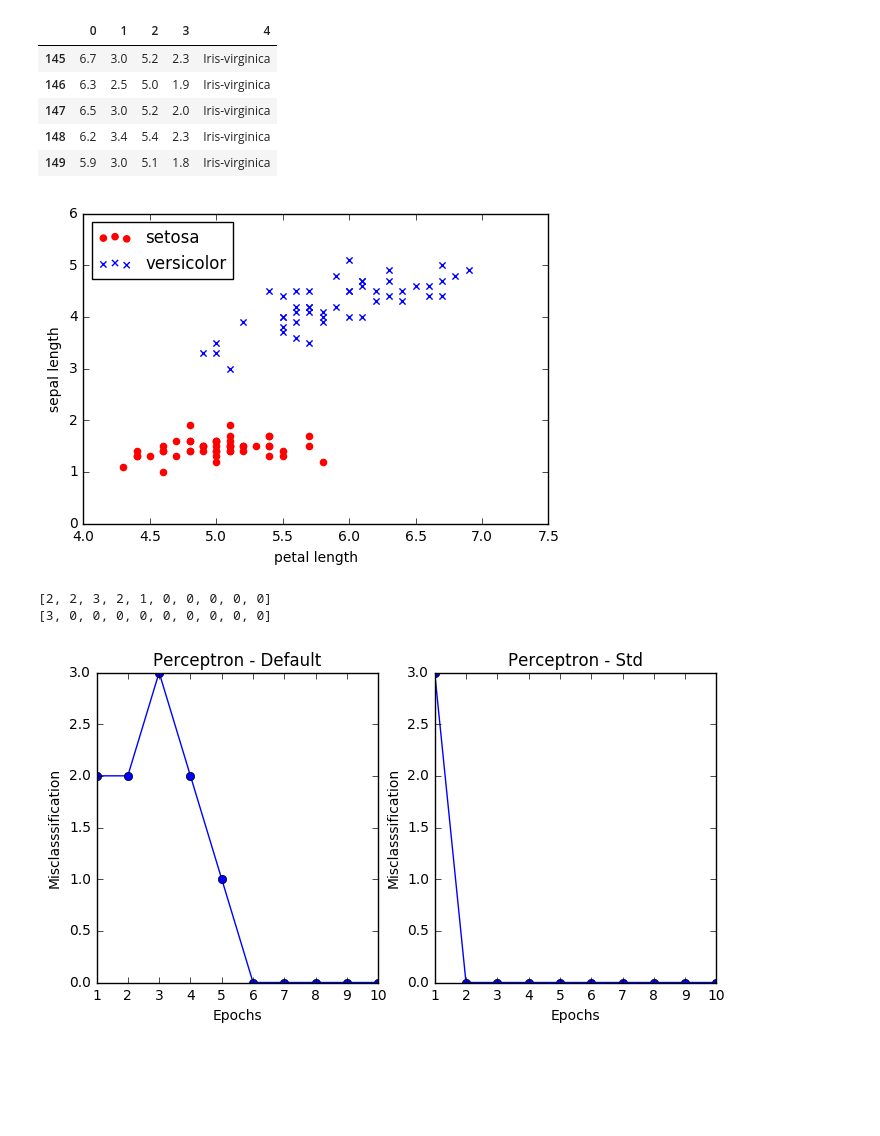
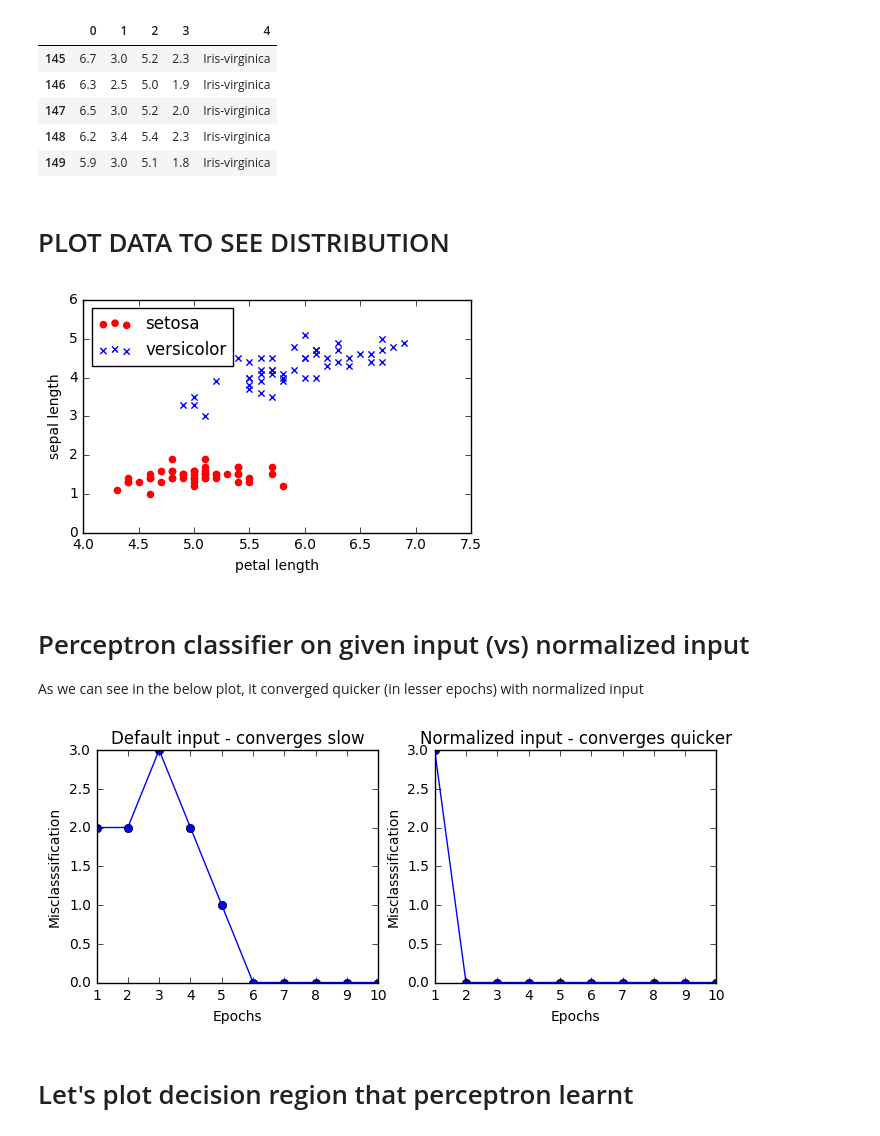
Before and after one commit to spoddutur/ml-notes, a Jupyter notebook: ch2.ipynb, the cells around one changed output. Drawn from its saved outputs; the diff is of its cells as text; code cells hidden in the pictures; blank space fills up the shorter version.

```diff
--- a/ch2.ipynb
+++ b/ch2.ipynb
@@ -9,25 +11,30 @@ df.tail()
 | 147 | 6.5 | 3.0 | 5.2 | 2.0 | Iris-virginica |
 | 148 | 6.2 | 3.4 | 5.4 | 2.3 | Iris-virginica |
 | 149 | 5.9 | 3.0 | 5.1 | 1.8 | Iris-virginica |
+# %% [markdown]
+# PLOT DATA TO SEE DISTRIBUTION
 # %%
 import matplotlib.pyplot as plt
 import numpy as np
 
 # to get 4rth column value for first 100 rows
 y = df.iloc[0:100, 4].values
 y = np.where(y== 'Iris-setosa', -1, 1)
 
 # take sepal length & petal length columns (0th & 2nd)
 X = df.iloc[0:100, [0,2]].values
-
+plt.figure(figsize=(5, 3))
 plt.scatter(X[:50, 0], X[:50, 1],color='red', marker='o', label='setosa')
 plt.scatter(X[51:100, 0], X[51:100, 1], color='blue', marker='x', label='versicolor')
 plt.xlabel('petal length')
 plt.ylabel('sepal length')
 plt.legend(loc='upper left')
 plt.show()
 # %% [output]
-[figure, old version]
+[figure, new version]
+# %% [markdown]
+# Perceptron classifier on given input (vs) normalized input
+As we can see in the below plot, it converged quicker (in lesser epochs) with normalized input
 # %%
 ###########################################################################################
 # PERCEPTRON OR GD (Gradient descent): Default VS Normalized X.
@@ -36,33 +43,31 @@ plt.show()
 %run 'Perceptron.ipynb'
 ppn = Perceptron(eta=0.01, n_iter=10)
 ppn.fit(X,y)
-print (ppn.errors_)
+#print (ppn_std.errors_)
 
+# normalize input and apply perceptron
 X_std = np.copy(X)
 X_std[:,0] = (X_std[:,0] - X_std[:,0].mean())/X_std[:,0].std()
 X_std[:,1] = (X_std[:,1] - X_std[:,1].mean())/X_std[:,1].std()
 ppn_std = Perceptron(eta=0.01, n_iter=10)
 ppn_std.fit(X_std,y)
-print (ppn_std.errors_)
+#print (ppn_std.errors_)
 
-fig, ax = plt.subplots(nrows=1, ncols=2, figsize=(8, 4))
+fig, ax = plt.subplots(nrows=1, ncols=2, figsize=(8, 3))
 ax[0].plot(range(1, len(ppn.errors_)+1), ppn.errors_, marker='o', color='blue')
 ax[0].set_xlabel('Epochs')
 ax[0].set_ylabel('Misclasssification')
-ax[0].set_title('Perceptron - Default')
+ax[0].set_title('Default input - converges slow')
 
 ax[1].plot(range(1, len(ppn_std.errors_)+1), ppn_std.errors_, marker='o', color='blue')
 ax[1].set_xlabel('Epochs')
 ax[1].set_ylabel('Misclasssification')
-ax[1].set_title('Perceptron - Std')
-
-# plt.xlabel('Epochs')
-# plt.ylabel('Misclasssification Errors')
+ax[1].set_title('Normalized input - converges quicker')
 plt.show()
 # %% [output]
-[2, 2, 3, 2, 1, 0, 0, 0, 0, 0]
-[3, 0, 0, 0, 0, 0, 0, 0, 0, 0]
-[figure, old version]
+[figure, new version]
+# %% [markdown]
+# Let's plot decision region that perceptron learnt
 # %%
 ###########################################################################################
 # PLOT DECISION REGION
```
Also changed, not shown: parts of 5 cells of this notebook.
